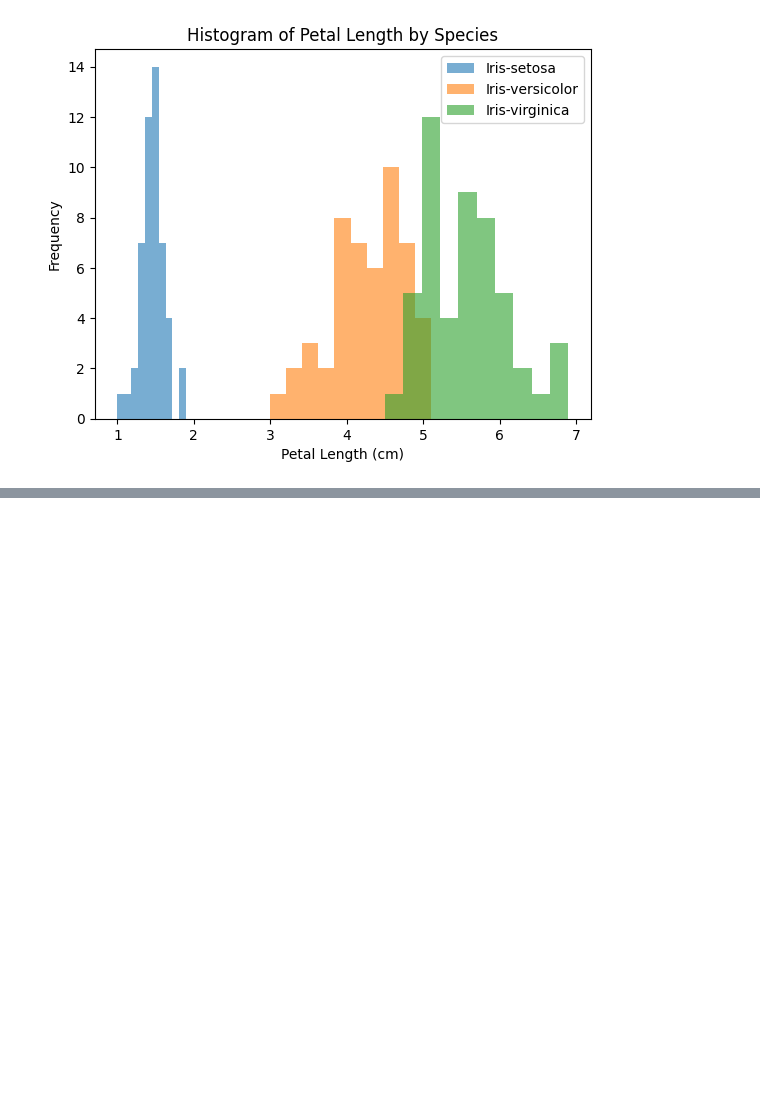
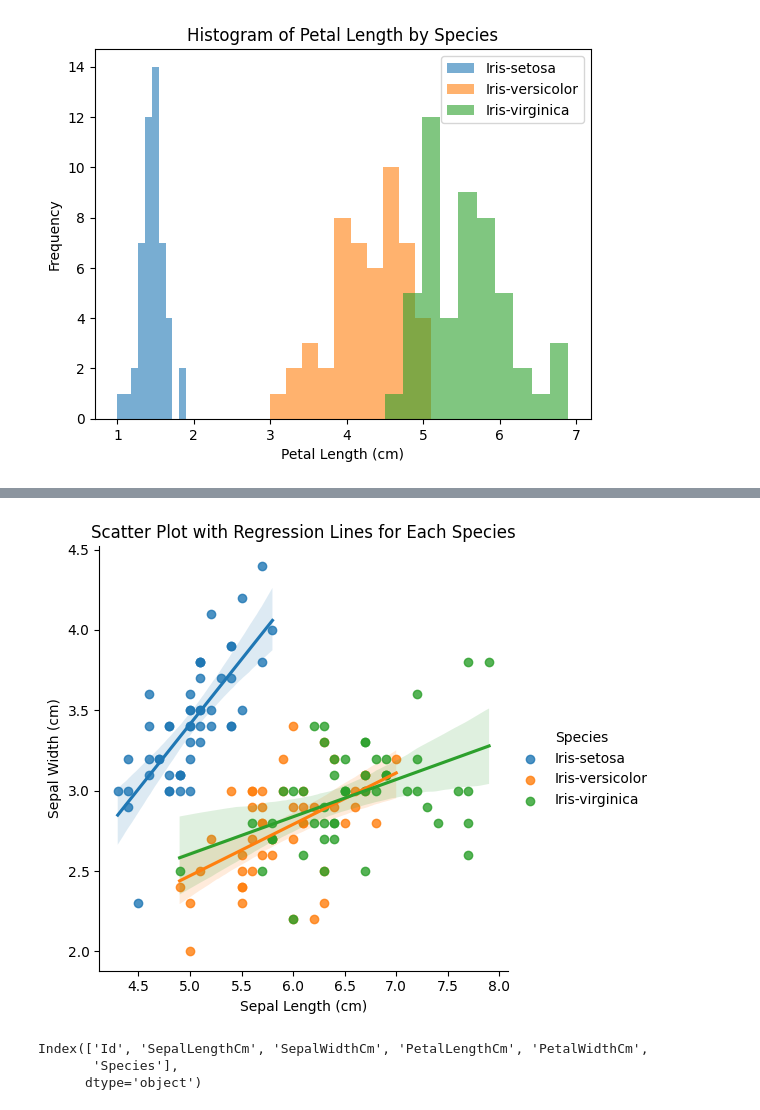
Before and after one commit to ave-bell/Clinical_TLB_2023-2024, a Jupyter notebook: Python_for_Data_Science/Chapter2_DataVisualization.ipynb, the cells around one changed output, grey strips where cells are left out. Saved outputs shown, nothing was run; the diff lists cells and outputs as text; code cells hidden in the pictures; blank space fills up the shorter version.

```diff
--- a/Python_for_Data_Science/Chapter2_DataVisualization.ipynb
+++ b/Python_for_Data_Science/Chapter2_DataVisualization.ipynb
@@ -99,0 +145,19 @@ plt.show()
+# %%
+# Create a scatter plot with a regression line for each category (species)
+sns.lmplot(x='SepalLengthCm', y='SepalWidthCm', hue='Species', data=iris_df)
+
+# Customize the plot
+plt.xlabel('Sepal Length (cm)')
+plt.ylabel('Sepal Width (cm)')
+plt.title('Scatter Plot with Regression Lines for Each Species')
+
+# Show the plot
+plt.show()
+# %% [output]
+[figure, added]
+# %%
+iris_df.columns
+# %% [output]
+Index(['Id', 'SepalLengthCm', 'SepalWidthCm', 'PetalLengthCm', 'PetalWidthCm',
+       'Species'],
+      dtype='object')
```
Also changed, not shown: parts of 6 cells of this notebook, 4 other files.
